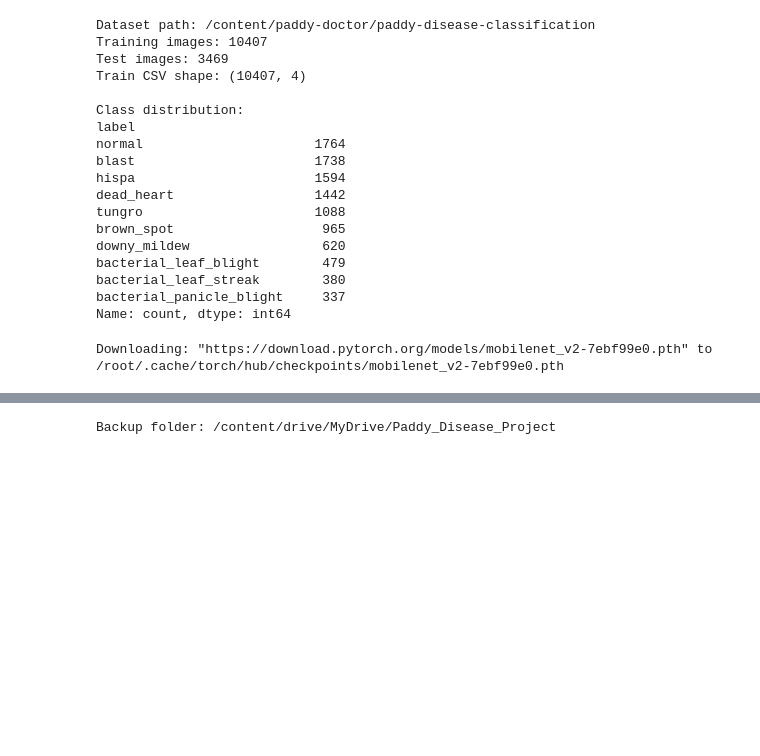
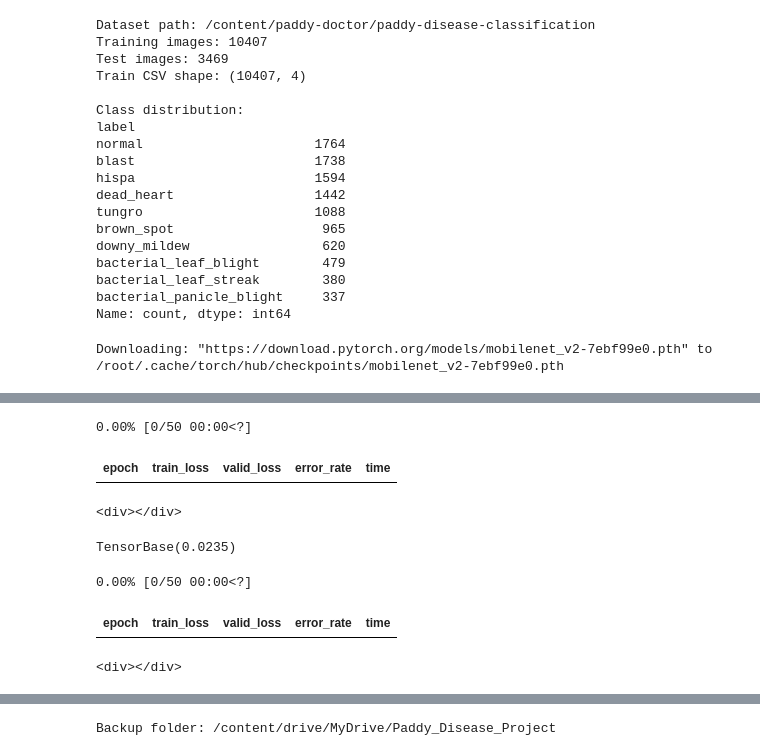
Before and after one commit to rekhaannapurna/Paddy-Disease-Detection, a Jupyter notebook: Colab/MobileNetV2_model.ipynb, the cells around one changed output, grey strips where cells are left out. Saved outputs shown, nothing was run; the diff lists cells and outputs as text; code cells hidden in the pictures; blank space fills up the shorter version.

```diff
--- a/Colab/MobileNetV2_model.ipynb
+++ b/Colab/MobileNetV2_model.ipynb
@@ -184,0 +230,21 @@ print(os.listdir('/content/drive'))
+# %%
+# Get TTA predictions on validation set
+probs, target = learn.tta(dl=dls.valid)
+error_rate(probs, target)
+# %% [output]
+0.00% [0/50 00:00<?]
+| epoch | train_loss | valid_loss | error_rate | time |
+<div></div>
+TensorBase(0.0235)
+# %%
+# test images
+test_path = path/'test_images'
+test_files = get_image_files(test_path).sorted()
+test_classes = [f.parent.name for f in test_files]
+probs, _ = learn.tta(dl=dls.test_dl(test_files))
+preds = probs.argmax(dim=1)
+pred_classes = dls.vocab[preds]
+# %% [output]
+0.00% [0/50 00:00<?]
+| epoch | train_loss | valid_loss | error_rate | time |
+<div></div>
```
Also changed, not shown: parts of 17 cells of this notebook.
